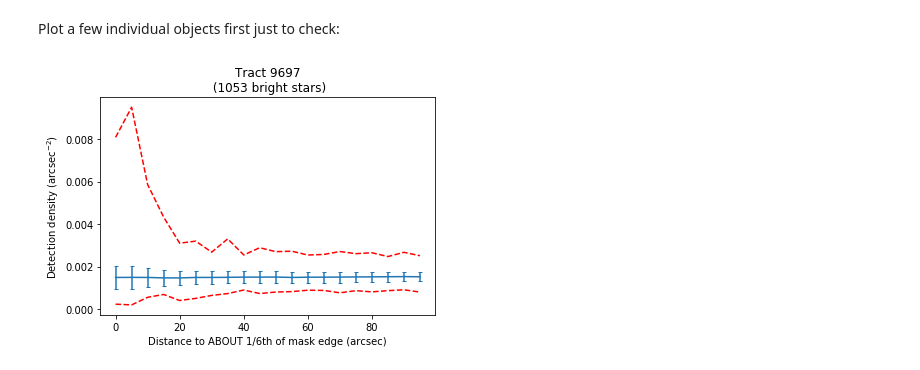
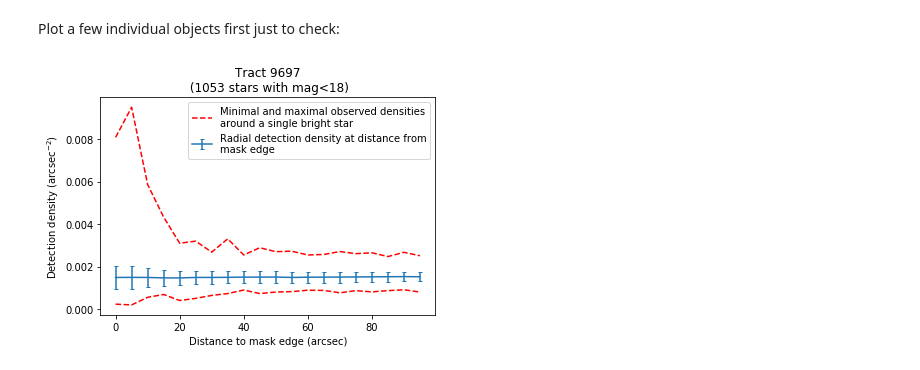
Before and after one commit to lsst-dm/drp-analysis-sprint-feb20, a Jupyter notebook: brightStars_DM_sprint_Feb2020/BeyondRadius.ipynb, the cells around one changed output. Saved outputs shown, nothing was run; the diff lists cells and outputs as text; code cells hidden in the pictures.

```diff
--- a/brightStars_DM_sprint_Feb2020/BeyondRadius.ipynb
+++ b/brightStars_DM_sprint_Feb2020/BeyondRadius.ipynb
@@ -21,14 +24,14 @@ butlerPath = "/project/mschmitz/hscRerun/mynobg"
 
 chosenFilter = "HSC-R"
 tractList = [9697]
-patchList = [["{},{}".format(i,j) for i in range(2,7) for j in range(2,7)]]
+patchList = [["{},{}".format(i,j) for i in range(2,7) for j in range(2,7)]] * len(tractList)
 
 # Annuli parameters
 annSize = 5 # radius of each consecutive annulus, in arcsec
 nbAnnuli = 20 # number of annuli
 
 # which detections to keep
-reselectBrightObjects = "boxAround"#False
+reselectBrightObjects = "boxAround" #False
 
 # print a few checkpoints, validation plots, etc
 verbose = False
@@ -40,6 +43,7 @@ Change this cell if you want to save the end plot:
 # %%
 # whether to save plots and what to call them
 savePlots = True
+outputDir = 'plots/'
 plotStub = "beyondMask"
 plotExt = ".png"
 # %% [markdown]
@@ -71,16 +75,11 @@ Path to masks. Note there's likely some that are repeated when using Arcturus ne
 # %%
 if gouldingMask:
     # filenames have lower case filter in them:
-    if chosenFilter=='HSC-G':
-        filter_lc = 'g'
-    elif chosenFilter=='HSC-R':
-        filter_lc = 'r'
-    elif chosenFilter=='HSC-I':
-        filter_lc = 'i'
-    elif chosenFilter=='HSC-z':
-        filter_lc = 'z'
-    elif chosenFilter=='HSC-y':
-        filter_lc = 'y'
+    filterPrefix = "HSC-"
+    if chosenFilter.startswith(filterPrefix) and len(chosenFilter[len(filterPrefix):]) == 1:
+        filter_lc = chosenFilter[len(filterPrefix):].lower()
+    else:
+        raise RunTimeError(f"Filter name {chosenFilter} not recognized")
     print(filter_lc)
     mask_path = "/datasets/hsc/BrightObjectMasks/GouldingMasksS18A/new_S18Amask_{}.reg".format(
                                             filter_lc)
@@ -101,7 +100,7 @@ Warning: running cell below can take a while.
 densities, brightMags, brightRads, brightCenters = [], [], [], []
 for tract,patches in zip(tractList,patchList):
     # get sky map and WCS for this tract
-    skymap = butler.get("deepCoadd_skyMap", tract=tract, filter=chosenFilter)
+    skymap = butler.get("deepCoadd_skyMap", tract=tract)
     tractInfo = skymap[tract]
     wcs = tractInfo.getWcs()
 
@@ -208,19 +207,24 @@ if verbose:
 # %%
 for tract, dens in zip(tractList, densities):
     # average detection densities around stars in this magnitude bin:
     magDen = np.mean(dens,axis=0)
     magDenStd = np.std(dens,axis=0)
-    plt.errorbar(distanceToEdge, magDen, yerr=magDenStd, capsize=2)
-    plt.plot(distanceToEdge, np.min(dens,axis=0), c='red', ls='--')
+    plt.errorbar(distanceToEdge, magDen, yerr=magDenStd, capsize=2,
+                 label='''Radial detection density at distance from
+mask edge''')
+    plt.plot(distanceToEdge, np.min(dens,axis=0), c='red', ls='--',
+             label='''Minimal and maximal observed densities
+around a single bright star''')
     plt.plot(distanceToEdge, np.max(dens,axis=0), c='red', ls='--')
 
-    plt.title("Tract {}\n".format(tract)+" ({} bright stars)".format(len(dens)))
-    plt.xlabel('Distance to ABOUT 1/6th of mask edge (arcsec)')
+    plt.title("Tract {}\n".format(tract)+" ({} stars with mag<18)".format(len(dens)))
+    plt.xlabel('Distance to mask edge (arcsec)')
     plt.ylabel(r'Detection density (arcsec$^{-2}$)')
+    plt.legend()
 
     if savePlots:
-        plt.savefig("plots/" + plotStub + "tract{}".format(tract) + plotExt)
+        plt.savefig(outputDir + plotStub + "tract{}".format(tract) + plotExt)
     plt.show()
     plt.close()
 # %% [output]
-[figure, old version]
+[figure, new version]
```
Also changed, not shown: parts of 5 cells of this notebook, 2 other files.
